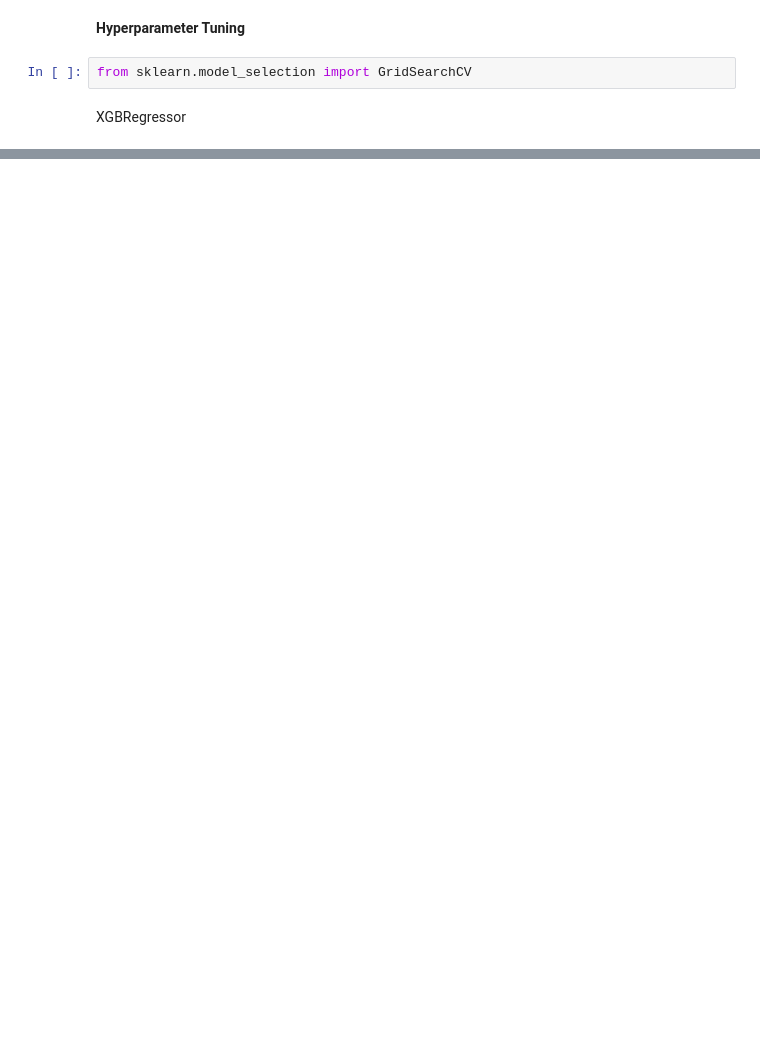
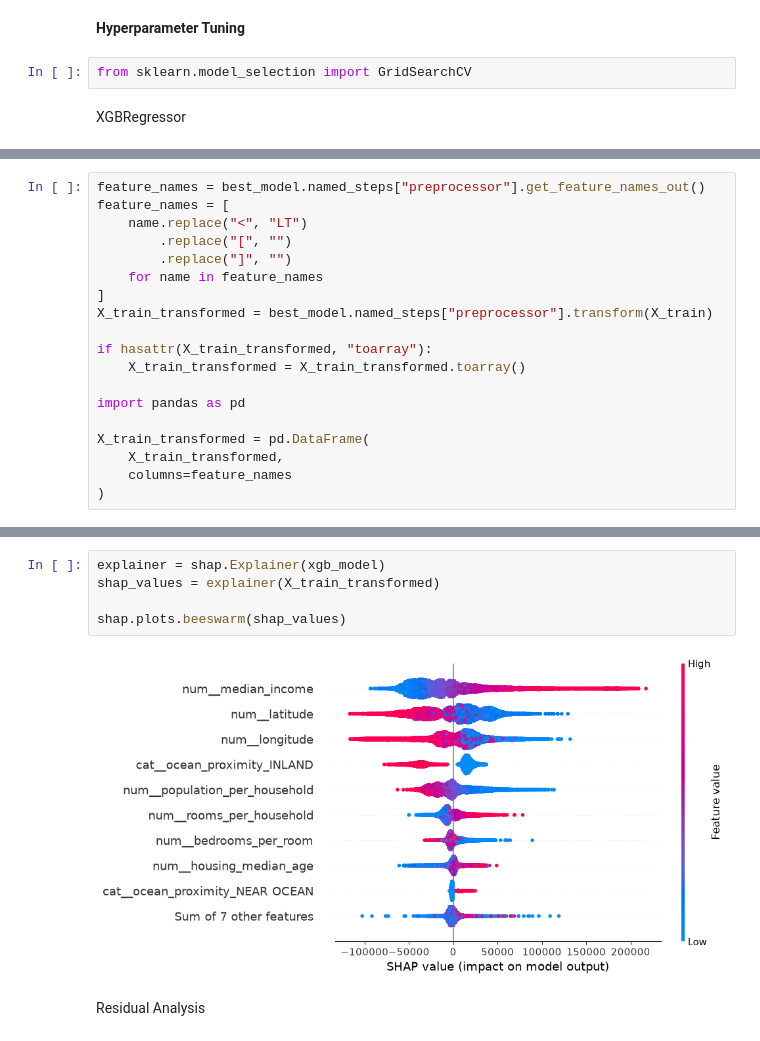
Before and after one commit to johannesmakgetha/California-Housing-Price, a Jupyter notebook: california_housing_prices.ipynb, the cells around one changed output, grey strips where cells are left out. Saved outputs shown, nothing was run; the diff lists cells and outputs as text; blank space fills up the shorter version.

```diff
--- a/california_housing_prices.ipynb
+++ b/california_housing_prices.ipynb
@@ -530,0 +508,19 @@ print("Hello world")
+# %%
+feature_names = best_model.named_steps["preprocessor"].get_feature_names_out()
+feature_names = [
+    name.replace("<", "LT")
+        .replace("[", "")
+        .replace("]", "")
+    for name in feature_names
+]
+X_train_transformed = best_model.named_steps["preprocessor"].transform(X_train)
+
+if hasattr(X_train_transformed, "toarray"):
+    X_train_transformed = X_train_transformed.toarray()
+
+import pandas as pd
+
+X_train_transformed = pd.DataFrame(
+    X_train_transformed,
+    columns=feature_names
+)
@@ -530,0 +547,9 @@ print("Hello world")
+# %%
+explainer = shap.Explainer(xgb_model)
+shap_values = explainer(X_train_transformed)
+
+shap.plots.beeswarm(shap_values)
+# %% [output]
+[figure, added]
+# %% [markdown]
+Residual Analysis
```
Also changed, not shown: parts of 61 cells of this notebook.
